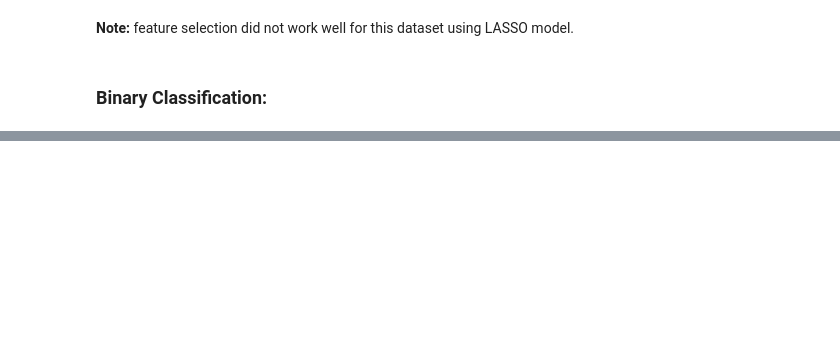
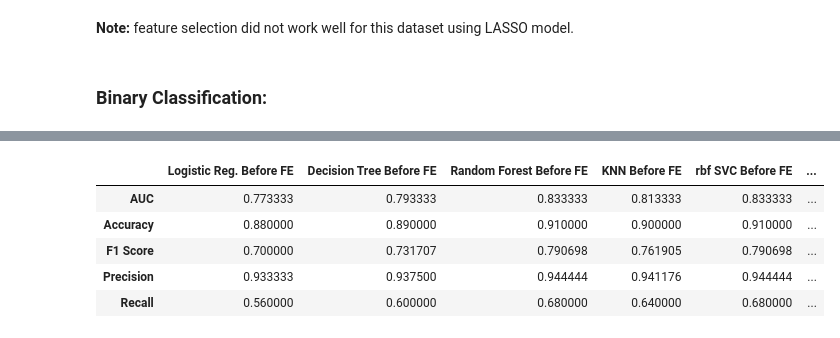
Before and after one commit to Samimust/predictive-maintenance, a Jupyter notebook: Features Engineering and Selection.ipynb, the cells around one changed output, grey strips where cells are left out. Cells and saved outputs as stored; diff of their text form; code cells hidden in the pictures; blank space fills up the shorter version.

```diff
--- a/Features Engineering and Selection.ipynb
+++ b/Features Engineering and Selection.ipynb
@@ -848,0 +994,10 @@ logreg_metrics
+# %%
+# try SVM rbf kernel before FE
+
+from sklearn import svm
+
+clf = svm.SVC(C=1.0, kernel='rbf', degree=3, random_state=123)
+
+df_svc_bfe, y_pred = do_binary_classification('rbf SVC Before FE', clf, features_bfe)
+
+df_svc_bfe.sort_index()
@@ -848,0 +1065,8 @@ logreg_metrics
+# %%
+# try SVM Linear SVC before FE
+
+clf = svm.LinearSVC(random_state=123)
+
+df_lsvc_bfe, y_pred = do_binary_classification('Linear SVC Before FE', clf, features_bfe)
+
+df_lsvc_bfe.sort_index()
@@ -848,0 +1132,9 @@ logreg_metrics
+# %%
+# try KNN Before FE
+
+from sklearn.neighbors import KNeighborsClassifier
+clf = KNeighborsClassifier(n_neighbors=5, n_jobs=-1)
+
+df_knn_bfe, y_pred = do_binary_classification('KNN Before FE', clf, features_bfe)
+
+df_knn_bfe.sort_index()
@@ -848,0 +1201,9 @@ logreg_metrics
+# %%
+# try Naive Bayes Before FE
+
+from sklearn import naive_bayes
+clf = naive_bayes.GaussianNB()
+
+df_nbg_bfe, y_pred = do_binary_classification('Naive Bayes Before FE', clf, features_bfe)
+
+df_nbg_bfe.sort_index()
@@ -848,0 +1270,13 @@ logreg_metrics
+# %%
+# Binary Classifcation Before  FE Summary
+
+binc_metrics_bfe = pd.concat([df_logreg_bfe, df_dectree_bfe, df_rfc_bfe, df_knn_bfe, df_svc_bfe, df_lsvc_bfe, df_nbg_bfe] , axis=1)
+
+binc_metrics_bfe.sort_index()
+# %% [output]
+|  | Logistic Reg. Before FE | Decision Tree Before FE | Random Forest Before FE | KNN Before FE | rbf SVC Before FE | ... |
+| AUC | 0.773333 | 0.793333 | 0.833333 | 0.813333 | 0.833333 | ... |
+| Accuracy | 0.880000 | 0.890000 | 0.910000 | 0.900000 | 0.910000 | ... |
+| F1 Score | 0.700000 | 0.731707 | 0.790698 | 0.761905 | 0.790698 | ... |
+| Precision | 0.933333 | 0.937500 | 0.944444 | 0.941176 | 0.944444 | ... |
+| Recall | 0.560000 | 0.600000 | 0.680000 | 0.640000 | 0.680000 | ... |
```
Also changed, not shown: parts of 60 cells of this notebook.
